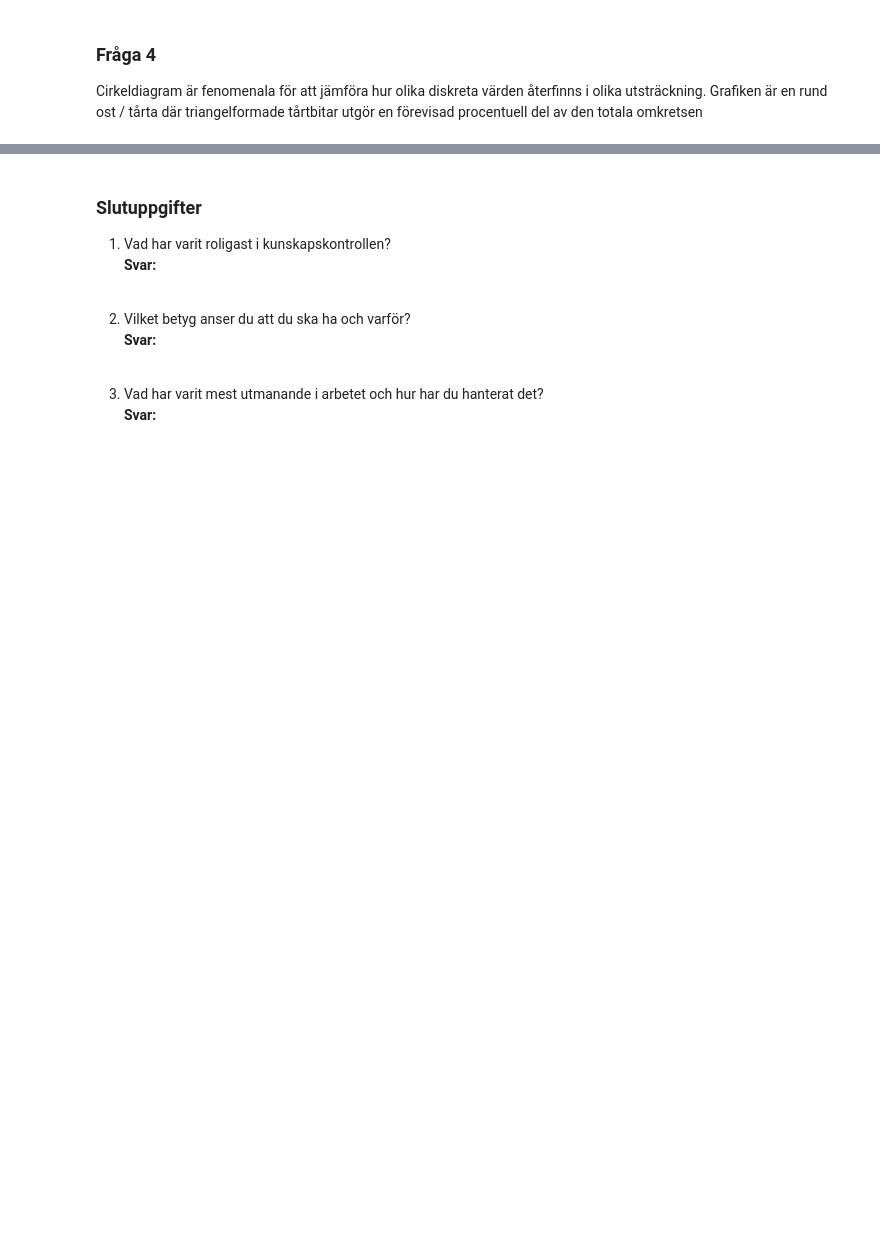
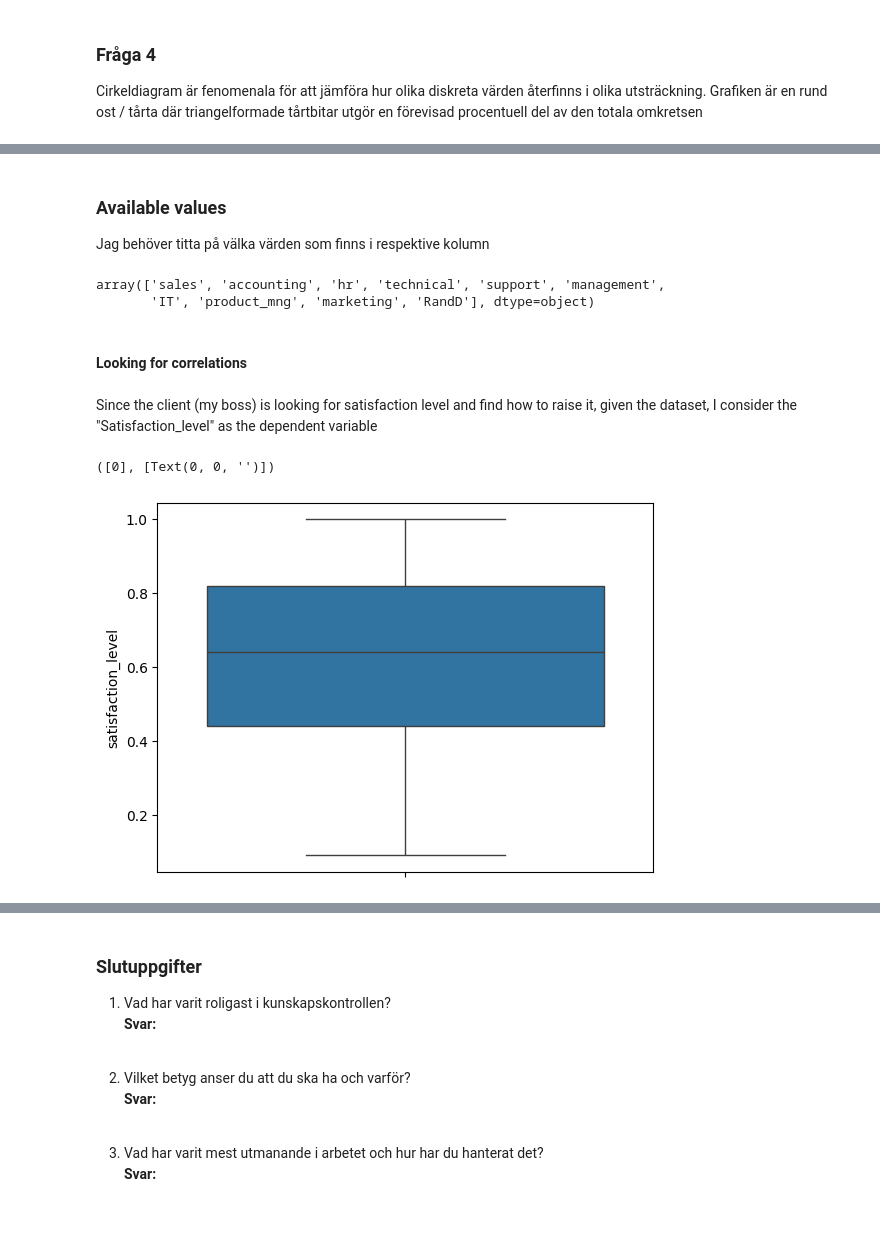
Before and after one commit to DaDrummerthe1st/DATA24HEL_SDS35, a Jupyter notebook: kunskapskontroll_1/Mina_svar_kunskapskontroll1.ipynb, the cells around one changed output, grey strips where cells are left out. Saved outputs shown, nothing was run; the diff lists cells and outputs as text; code cells hidden in the pictures; blank space fills up the shorter version.

```diff
--- a/kunskapskontroll_1/Mina_svar_kunskapskontroll1.ipynb
+++ b/kunskapskontroll_1/Mina_svar_kunskapskontroll1.ipynb
@@ -36,0 +65,12 @@ Cirkeldiagram är fenomenala för att jämföra hur olika diskreta värden åter
+# %%
+import kagglehub
+import pandas as pd
+
+
+# Download latest version
+path = kagglehub.dataset_download("kmldas/hr-employee-data-descriptive-analytics")
+
+print("Path to dataset files:", path)
+
+src_personal = '../HR_Employee_Data.xlsx'
+df = pd.DataFrame(pd.read_excel(src_personal))
@@ -36,0 +106,12 @@ Cirkeldiagram är fenomenala för att jämföra hur olika diskreta värden åter
+# %% [markdown]
+### Available values
+Jag behöver titta på välka värden som finns i respektive kolumn
+# %%
+pd.unique(df['Department'])
+# %% [output]
+array(['sales', 'accounting', 'hr', 'technical', 'support', 'management',
+       'IT', 'product_mng', 'marketing', 'RandD'], dtype=object)
+# %% [markdown]
+#### Looking for correlations
+# %% [markdown]
+Since the client (my boss) is looking for satisfaction level and find how to raise it, given the dataset, I consider the "Satisfaction_level" as the dependent variable
@@ -36,0 +122,9 @@ Cirkeldiagram är fenomenala för att jämföra hur olika diskreta värden åter
+# %%
+fig, axs = plt.subplots(1, 1)
+
+#sns.scatterplot(data=df, x='satisfaction_level', y='left')
+sns.boxplot(df, y='satisfaction_level')
+# plt.xticks(rotation=30)
+# %% [output]
+([0], [Text(0, 0, '')])
+[figure, added]
```
Also changed, not shown: parts of 25 cells of this notebook, 20 other files.
